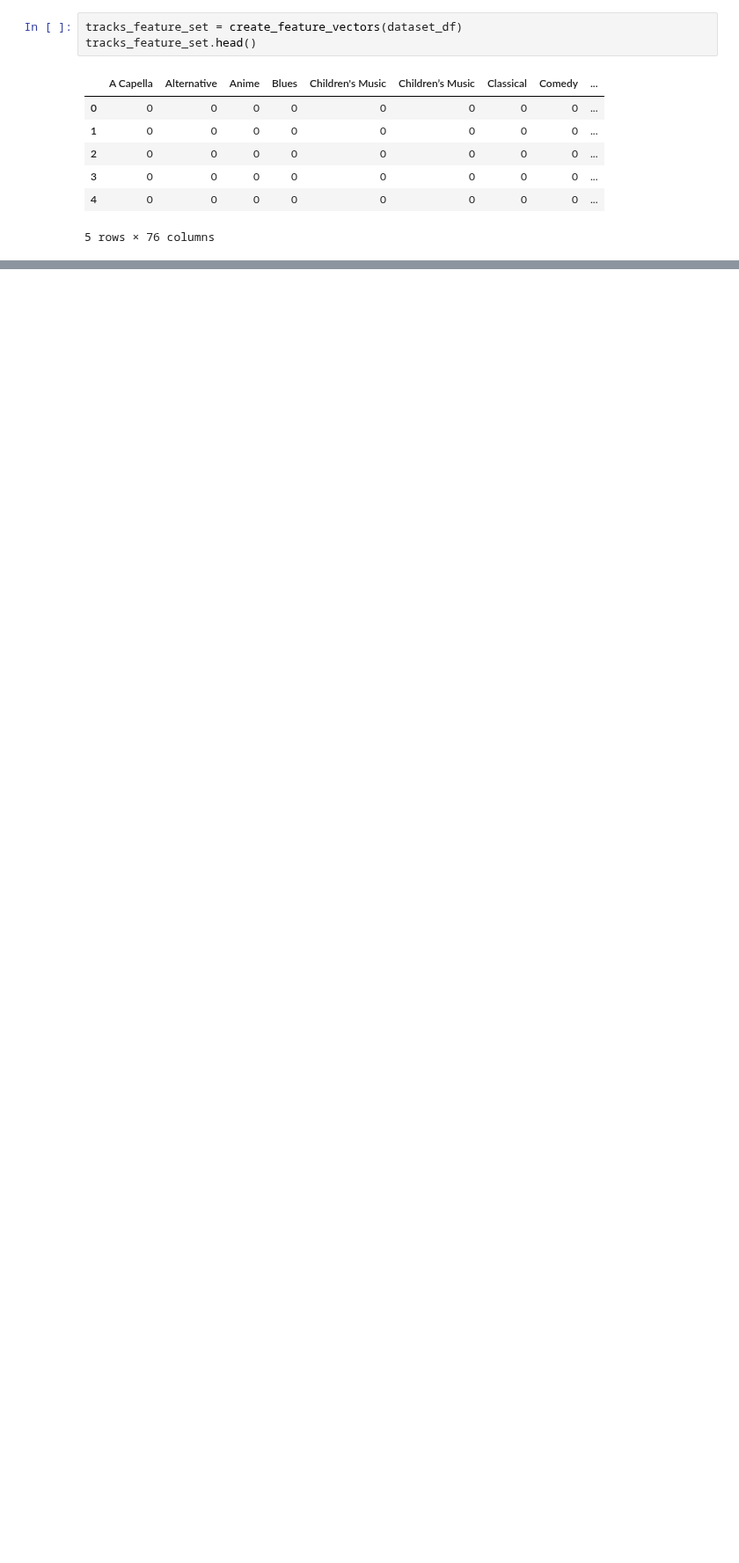
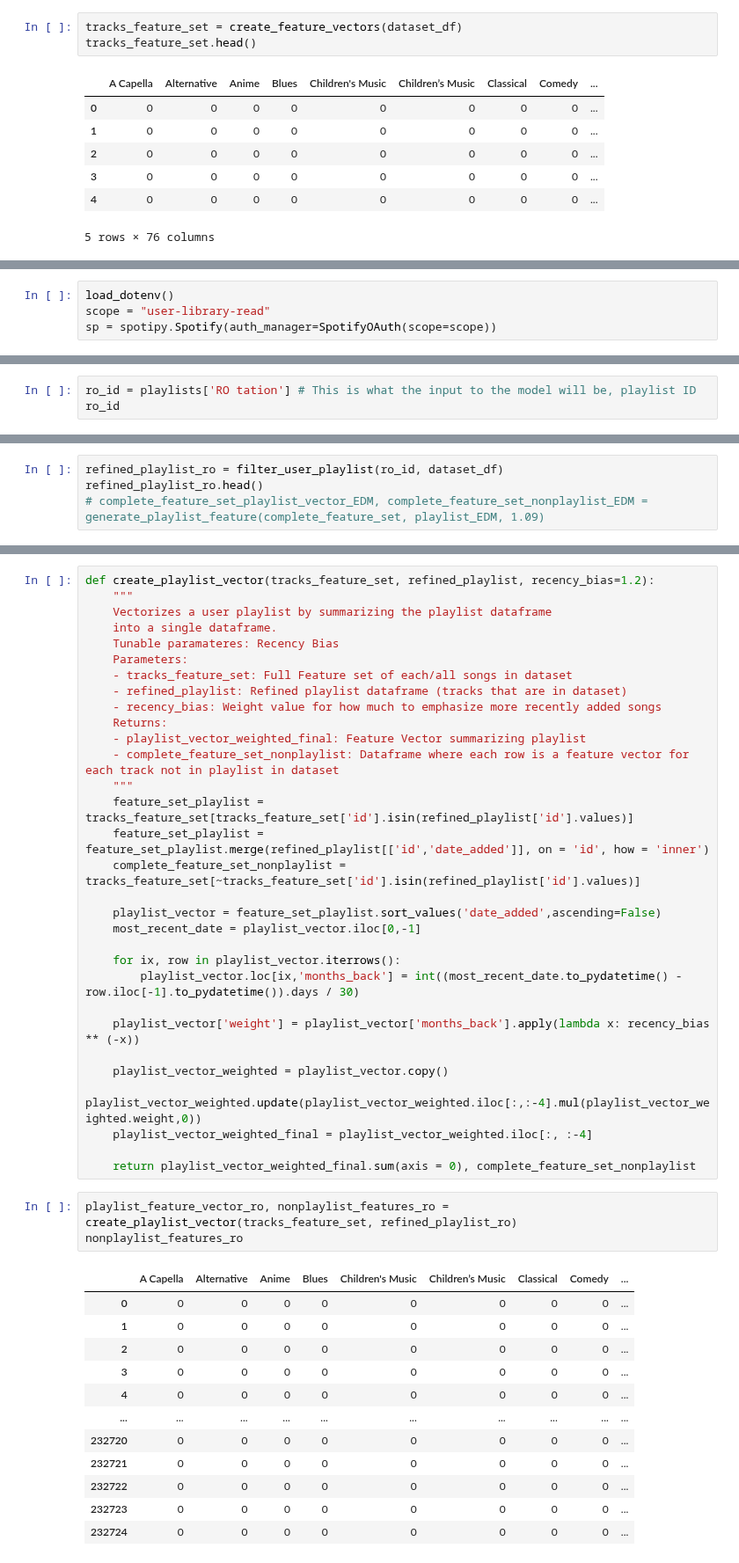
Before and after one commit to RohitValiveti/music-discovery, a Jupyter notebook: model/modelv2.ipynb, the cells around one changed output, grey strips where cells are left out. Shown at 88% size. Drawn from its saved outputs; the diff is of its cells as text; blank space fills up the shorter version.

Commit message:
completed model version 2

```diff
--- a/model/modelv2.ipynb
+++ b/model/modelv2.ipynb
@@ -76,0 +102,4 @@ tracks_feature_set.head()
+# %%
+load_dotenv()
+scope = "user-library-read"
+sp = spotipy.Spotify(auth_manager=SpotifyOAuth(scope=scope))
@@ -76,0 +121,3 @@ tracks_feature_set.head()
+# %%
+ro_id = playlists['RO tation'] # This is what the input to the model will be, playlist ID
+ro_id
@@ -76,0 +151,4 @@ tracks_feature_set.head()
+# %%
+refined_playlist_ro = filter_user_playlist(ro_id, dataset_df)
+refined_playlist_ro.head()
+# complete_feature_set_playlist_vector_EDM, complete_feature_set_nonplaylist_EDM = generate_playlist_feature(complete_feature_set, playlist_EDM, 1.09)
@@ -76,0 +164,47 @@ tracks_feature_set.head()
+# %%
+def create_playlist_vector(tracks_feature_set, refined_playlist, recency_bias=1.2):
+    """
+    Vectorizes a user playlist by summarizing the playlist dataframe
+    into a single dataframe.
+    Tunable paramateres: Recency Bias
+    Parameters:
+    - tracks_feature_set: Full Feature set of each/all songs in dataset
+    - refined_playlist: Refined playlist dataframe (tracks that are in dataset)
+    - recency_bias: Weight value for how much to emphasize more recently added songs
+    Returns:
+    - playlist_vector_weighted_final: Feature Vector summarizing playlist
+    - complete_feature_set_nonplaylist: Dataframe where each row is a feature vector for each track not in playlist in dataset
+    """
+    feature_set_playlist = tracks_feature_set[tracks_feature_set['id'].isin(refined_playlist['id'].values)]
+    feature_set_playlist = feature_set_playlist.merge(refined_playlist[['id','date_added']], on = 'id', how = 'inner')
+    complete_feature_set_nonplaylist = tracks_feature_set[~tracks_feature_set['id'].isin(refined_playlist['id'].values)]
+
+    playlist_vector = feature_set_playlist.sort_values('date_added',ascending=False)
+    most_recent_date = playlist_vector.iloc[0,-1]
+
+    for ix, row in playlist_vector.iterrows():
+        playlist_vector.loc[ix,'months_back'] = int((most_recent_date.to_pydatetime() - row.iloc[-1].to_pydatetime()).days / 30)
+
+    playlist_vector['weight'] = playlist_vector['months_back'].apply(lambda x: recency_bias ** (-x))
+
+    playlist_vector_weighted = playlist_vector.copy()
+    playlist_vector_weighted.update(playlist_vector_weighted.iloc[:,:-4].mul(playlist_vector_weighted.weight,0))
+    playlist_vector_weighted_final = playlist_vector_weighted.iloc[:, :-4]
+
+    return playlist_vector_weighted_final.sum(axis = 0), complete_feature_set_nonplaylist
+# %%
+playlist_feature_vector_ro, nonplaylist_features_ro = create_playlist_vector(tracks_feature_set, refined_playlist_ro)
+nonplaylist_features_ro
+# %% [output]
+|  | A Capella | Alternative | Anime | Blues | Children's Music | Children’s Music | Classical | Comedy | ... |
+| 0 | 0 | 0 | 0 | 0 | 0 | 0 | 0 | 0 | ... |
+| 1 | 0 | 0 | 0 | 0 | 0 | 0 | 0 | 0 | ... |
+| 2 | 0 | 0 | 0 | 0 | 0 | 0 | 0 | 0 | ... |
+| 3 | 0 | 0 | 0 | 0 | 0 | 0 | 0 | 0 | ... |
+| 4 | 0 | 0 | 0 | 0 | 0 | 0 | 0 | 0 | ... |
+| ... | ... | ... | ... | ... | ... | ... | ... | ... | ... |
+| 232720 | 0 | 0 | 0 | 0 | 0 | 0 | 0 | 0 | ... |
+| 232721 | 0 | 0 | 0 | 0 | 0 | 0 | 0 | 0 | ... |
+| 232722 | 0 | 0 | 0 | 0 | 0 | 0 | 0 | 0 | ... |
+| 232723 | 0 | 0 | 0 | 0 | 0 | 0 | 0 | 0 | ... |
+| 232724 | 0 | 0 | 0 | 0 | 0 | 0 | 0 | 0 | ... |
```
Also changed, not shown: parts of 17 cells of this notebook.
